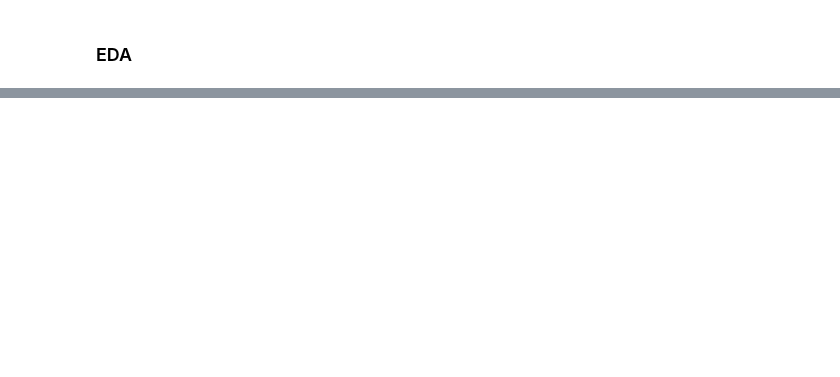
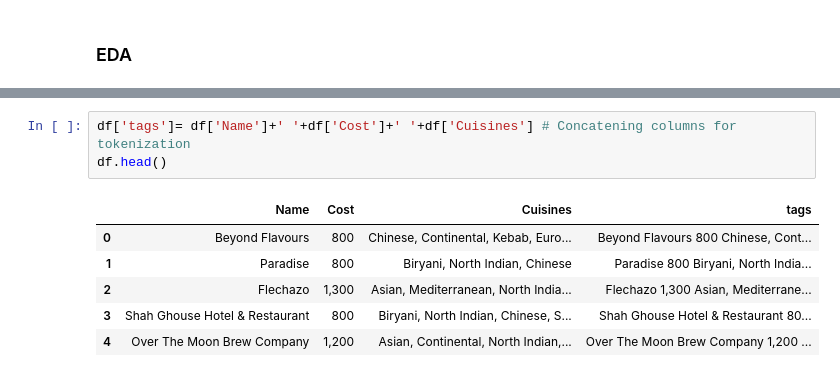
Before and after one commit to mdismailquraishicse/ZomatoRestaurantClusteringAndSentimentAnalysis, a Jupyter notebook: eda_restaurant_names.ipynb, the cells around one changed output, grey strips where cells are left out. Drawn from its saved outputs; the diff is of its cells as text; blank space fills up the shorter version.

```diff
--- a/eda_restaurant_names.ipynb
+++ b/eda_restaurant_names.ipynb
@@ -107,0 +147,10 @@ array(['Food Hygiene Rated Restaurants in Hyderabad, Corporate Favorites, Great
+# %%
+df['tags']= df['Name']+' '+df['Cost']+' '+df['Cuisines'] # Concatening columns for tokenization
+df.head()
+# %% [output]
+|  | Name | Cost | Cuisines | tags |
+| 0 | Beyond Flavours | 800 | Chinese, Continental, Kebab, Euro... | Beyond Flavours 800 Chinese, Cont... |
+| 1 | Paradise | 800 | Biryani, North Indian, Chinese | Paradise 800 Biryani, North India... |
+| 2 | Flechazo | 1,300 | Asian, Mediterranean, North India... | Flechazo 1,300 Asian, Mediterrane... |
+| 3 | Shah Ghouse Hotel & Restaurant | 800 | Biryani, North Indian, Chinese, S... | Shah Ghouse Hotel & Restaurant 80... |
+| 4 | Over The Moon Brew Company | 1,200 | Asian, Continental, North Indian,... | Over The Moon Brew Company 1,200 ... |
```
Also changed, not shown: parts of 9 cells of this notebook.
